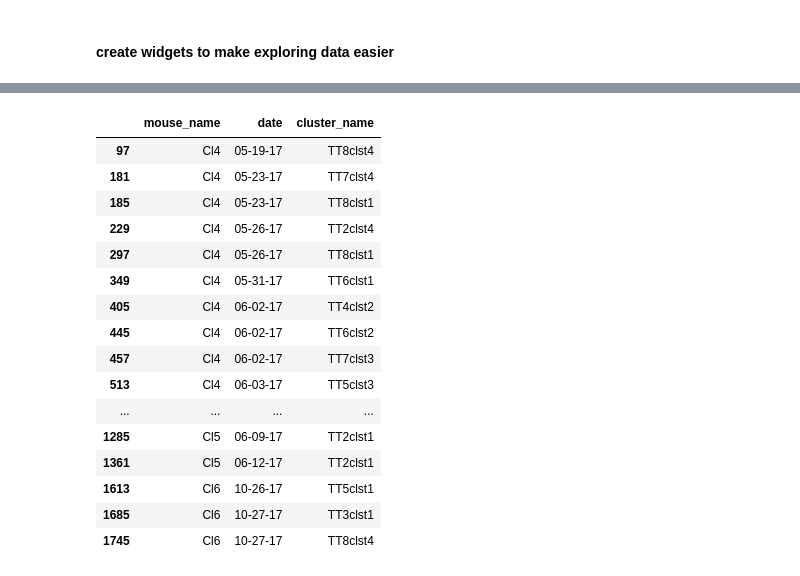
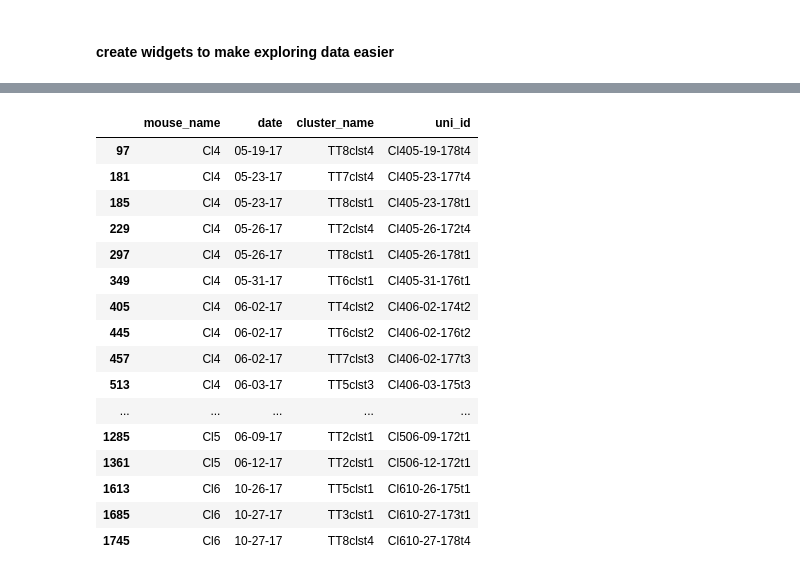
Before and after one commit to efinkel/Claustrum_analysis, a Jupyter notebook: Optogenetic_analysis_notebook-Copy1.ipynb, the cells around one changed output, grey strips where cells are left out. Drawn from its saved outputs; the diff is of its cells as text; code cells hidden in the pictures.

```diff
--- a/Optogenetic_analysis_notebook-Copy1.ipynb
+++ b/Optogenetic_analysis_notebook-Copy1.ipynb
@@ -97,0 +94,6 @@ log_df = log_df.reset_index(drop=True)
+# %%
+opto_log_df = pd.read_hdf('opto_log_df.h5', 'table')
+log_df = pd.read_hdf('log_df.h5', 'table')
+opto_spikes_df = pd.read_hdf('opto_spikes_df.h5', 'table')
+opto_waves_df = pd.read_hdf('opto_waves_df.h5', 'table')
+opto_log_df.head()
@@ -365,6 +373,7 @@ for row in tnrange(opto_log_df.shape[0]):
     opto_metrics_df['mouse_name'] = unit['mouse_name']
     opto_metrics_df['date'] = unit['date']
     opto_metrics_df['cluster_name'] = unit['cluster_name']
+    opto_metrics_df['uni_id'] = unit['uni_id']
 
     ## select the times of all the optogenetic stimuli
     first_pulse = np.min(np.concatenate(list(unit['grouped_opto_pulses'].values())))
@@ -427,8 +436,8 @@ for row in tnrange(opto_log_df.shape[0]):
     evoked_wave_ind = np.where(f2v(unit_waves['spikes']))[0]
     control_wave_ind = np.where(unit_waves['spikes'] <= first_pulse)[0]
 
-    avg_control_wave = unit_waves.iloc[control_wave_ind, 4:].mean(axis = 0)
-    avg_evoked_wave = unit_waves.iloc[evoked_wave_ind, 4:].mean(axis = 0)
+    avg_control_wave = unit_waves.iloc[control_wave_ind, 4:-1].mean(axis = 0)
+    avg_evoked_wave = unit_waves.iloc[evoked_wave_ind, 4:-1].mean(axis = 0)
 
     waveform_corr = [sp.stats.pearsonr(avg_control_wave, avg_evoked_wave)][0][0]
     opto_metrics_df['waveform_corr'] = np.around(pd.Series([waveform_corr]*4),2)
@@ -647,28 +658,28 @@ py.iplot(fig, filename='identification metrics', validate=False)
 # %% [output]
 [interactive output not drawn]
 # %%
-table_data = all_opto_metrics_df[['mouse_name','date', 'cluster_name']][rows][identified_group]
+table_data = all_opto_metrics_df[['mouse_name','date', 'cluster_name', 'uni_id']][rows][identified_group]
 # table = ff.create_table(table_data, height_constant=15)
 # table.layout.width=300
 # py.iplot(table, filename='identification table', height=700, validate=False)
 table_data
 # %% [output]
-|  | mouse_name | date | cluster_name |
-| 97 | Cl4 | 05-19-17 | TT8clst4 |
-| 181 | Cl4 | 05-23-17 | TT7clst4 |
-| 185 | Cl4 | 05-23-17 | TT8clst1 |
-| 229 | Cl4 | 05-26-17 | TT2clst4 |
-| 297 | Cl4 | 05-26-17 | TT8clst1 |
-| 349 | Cl4 | 05-31-17 | TT6clst1 |
-| 405 | Cl4 | 06-02-17 | TT4clst2 |
-| 445 | Cl4 | 06-02-17 | TT6clst2 |
-| 457 | Cl4 | 06-02-17 | TT7clst3 |
-| 513 | Cl4 | 06-03-17 | TT5clst3 |
-| ... | ... | ... | ... |
-| 1285 | Cl5 | 06-09-17 | TT2clst1 |
-| 1361 | Cl5 | 06-12-17 | TT2clst1 |
-| 1613 | Cl6 | 10-26-17 | TT5clst1 |
-| 1685 | Cl6 | 10-27-17 | TT3clst1 |
-| 1745 | Cl6 | 10-27-17 | TT8clst4 |
+|  | mouse_name | date | cluster_name | uni_id |
+| 97 | Cl4 | 05-19-17 | TT8clst4 | Cl405-19-178t4 |
+| 181 | Cl4 | 05-23-17 | TT7clst4 | Cl405-23-177t4 |
+| 185 | Cl4 | 05-23-17 | TT8clst1 | Cl405-23-178t1 |
+| 229 | Cl4 | 05-26-17 | TT2clst4 | Cl405-26-172t4 |
+| 297 | Cl4 | 05-26-17 | TT8clst1 | Cl405-26-178t1 |
+| 349 | Cl4 | 05-31-17 | TT6clst1 | Cl405-31-176t1 |
+| 405 | Cl4 | 06-02-17 | TT4clst2 | Cl406-02-174t2 |
+| 445 | Cl4 | 06-02-17 | TT6clst2 | Cl406-02-176t2 |
+| 457 | Cl4 | 06-02-17 | TT7clst3 | Cl406-02-177t3 |
+| 513 | Cl4 | 06-03-17 | TT5clst3 | Cl406-03-175t3 |
+| ... | ... | ... | ... | ... |
+| 1285 | Cl5 | 06-09-17 | TT2clst1 | Cl506-09-172t1 |
+| 1361 | Cl5 | 06-12-17 | TT2clst1 | Cl506-12-172t1 |
+| 1613 | Cl6 | 10-26-17 | TT5clst1 | Cl610-26-175t1 |
+| 1685 | Cl6 | 10-27-17 | TT3clst1 | Cl610-27-173t1 |
+| 1745 | Cl6 | 10-27-17 | TT8clst4 | Cl610-27-178t4 |
 # %%
 table_data.to_csv('identified_units.csv')
```
Also changed, not shown: parts of 19 cells of this notebook.
